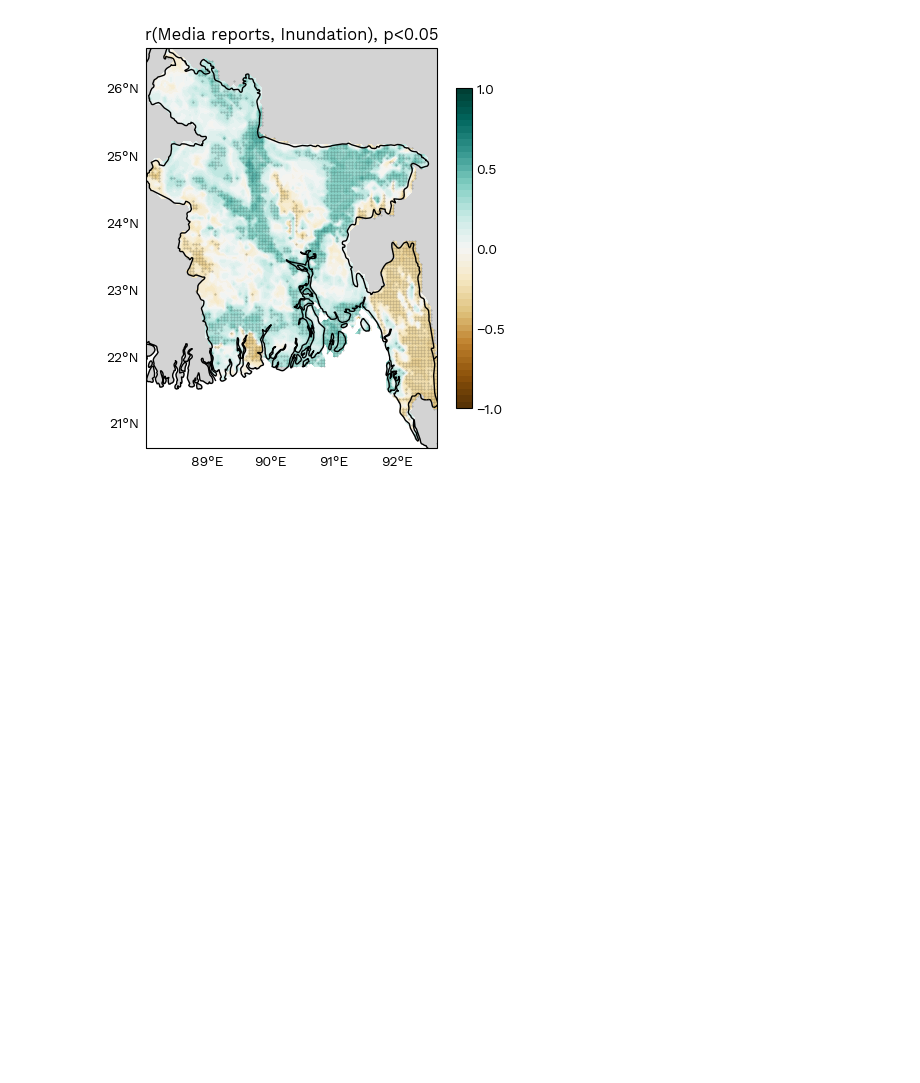
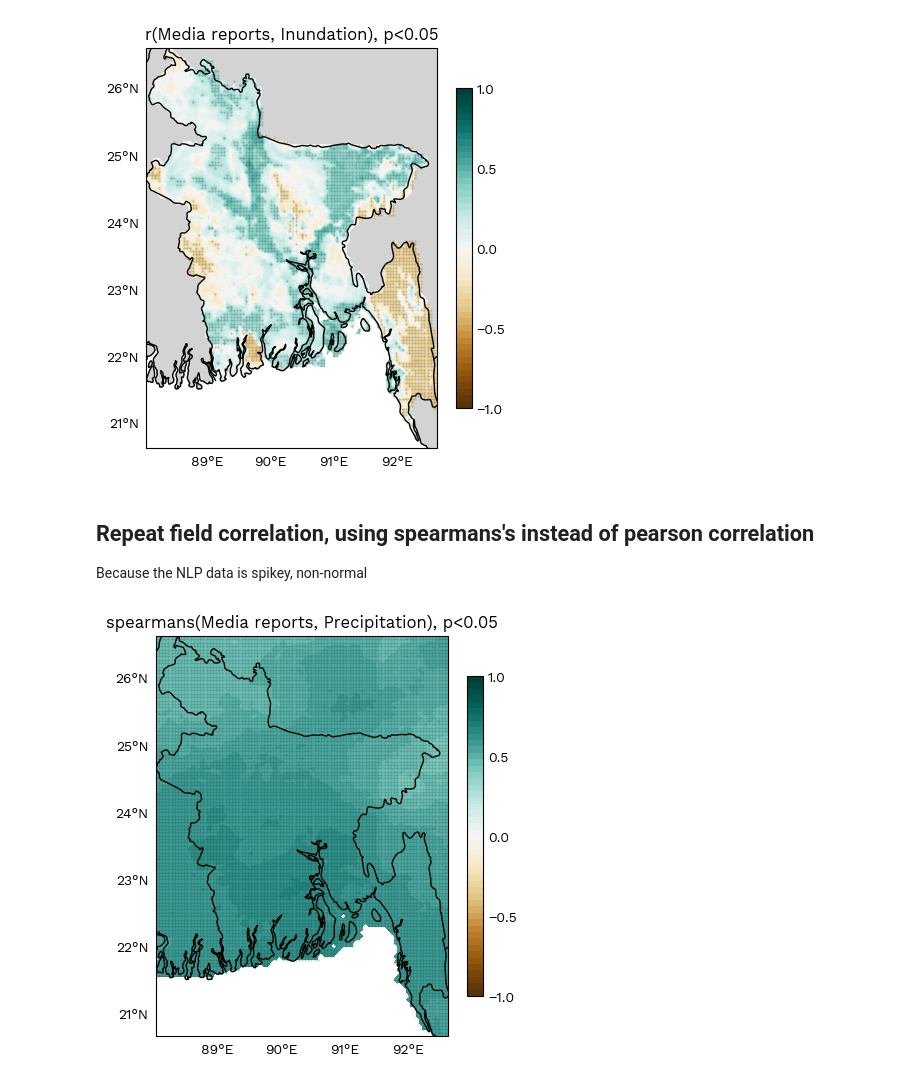
Before and after one commit to alex-saunders00/geog696CProject, a Jupyter notebook: scr/dataAnalysis/calcCorr_NLP.ipynb, the cells around one changed output. Saved outputs shown, nothing was run; the diff lists cells and outputs as text; code cells hidden in the pictures; blank space fills up the shorter version.

```diff
--- a/scr/dataAnalysis/calcCorr_NLP.ipynb
+++ b/scr/dataAnalysis/calcCorr_NLP.ipynb
@@ -562,3 +562,6 @@ ax.scatter(lons[sig_area1], lats[sig_area1], marker = '.', s = 0.5, c = 'k', alp
 plt.show()
 # %% [output]
 [figure]
+# %% [markdown]
+## Repeat field correlation, using spearmans's instead of pearson correlation
+Because the NLP data is spikey, non-normal
@@ -564,0 +570,57 @@ plt.show()
+# %%
+# fieldCorrelPrecipSum = xr.corr(nlpMonthly, precipMonthlySum, dim="time")
+# fieldCorrelPrecipMax = xr.corr(nlpMonthly, precipMonthlyMax, dim="time")
+fieldCorrelPrecipSumSp = xskillscore.spearman_r(nlpMonthly, precipMonthlySum, dim="time")
+# %%
+fieldCorrelation=fieldCorrelPrecipSumSp.sel(division='All').copy()
+
+# calculate the p-values directly using r values and the t-distribution
+t = -abs(fieldCorrelation.values)*np.sqrt((len(nlpMonthly.time)-2)/(1-np.square(fieldCorrelation.values)))
+pvalue = sp.stats.t.cdf(t, len(nlpMonthly.time) - 2) * 2 # multiply by 2 for two-sided test
+sig = xr.DataArray(data=pvalue,dims=["lat","lon"],coords=[fieldCorrelation.lat, fieldCorrelation.lon])
+
+# defines areas with sigificant coefficients
+sig_area1   = np.where(sig < 0.05) # this is a tuple!
+lons, lats = np.meshgrid(fieldCorrelation.lon,fieldCorrelation.lat)
+
+# Define data and arguments for plotting
+plotData=fieldCorrelPrecipSumSp.sel(division='All')#All
+# plotData=fieldCorrelPrecipSum
+coordsData=precipMonthlyMax
+titleName='spearmans(Media reports, Precipitation), p<0.05'
+vmin, vmax, nlevels, nlevelsCbar = -1, 1, 51, 5
+amin, amax = np.nanmin(plotData), np.nanmax(plotData)
+extend=getExtend(amin, amax, vmin, vmax)
+cmap='BrBG'#'PuOr_r'#'Spectral_r'
+levels = np.linspace(vmin, vmax, nlevels)
+EOFsToPlot=1
+ncolsToPlot=1
+nrowsToPlot=math.ceil(EOFsToPlot/ncolsToPlot)
+colSize=4.5
+extentBuffer=0
+plotExtent = [coordsData.lon.min().values - extentBuffer, coordsData.lon.max().values + extentBuffer, coordsData.lat.min().values - extentBuffer, coordsData.lat.max().values + extentBuffer]
+centerLon = 90
+
+# Plot
+fig, ax = plt.subplots(nrowsToPlot, ncolsToPlot, figsize=(colSize*ncolsToPlot, colSize*nrowsToPlot), constrained_layout=True, subplot_kw={'projection': ccrs.Miller(central_longitude=centerLon)})
+# fig.suptitle('EOFs in Annual Max Precipitation, from CHIRPS 2001-2022')
+
+# for i, ax in enumerate(axes.ravel()):
+ax.set_title('{0}'.format(titleName))#, fontsize=16)
+ax.coastlines(color='black')
+ax.add_feature(cfeature.LAND, color='lightgray')
+ax.add_feature(cfeature.BORDERS)
+ax.set_extent(plotExtent, crs=ccrs.PlateCarree())
+gl1 = ax.gridlines(color='k', linestyle='--', draw_labels=["left", "bottom"], x_inline=False,
+                  y_inline=False, ylocs=list(range(20, 28, 1)), xlocs=list(range(88, 94, 1)))
+gl1.xlines=False
+gl1.ylines=False
+eofPlot = ax.contourf(coordsData.lon, coordsData.lat, plotData, cmap=cmap, transform=ccrs.PlateCarree(), vmin=vmin, vmax=vmax, levels=levels, extend=extend)
+cb1 = plt.colorbar(eofPlot, orientation='vertical', ticks=np.linspace(vmin, vmax, nlevelsCbar), shrink=0.8)
+cb1.ax.tick_params(size=0)
+
+# Add the significant areas
+ax.scatter(lons[sig_area1], lats[sig_area1], marker = '.', s = 0.5, c = 'k', alpha = 0.3, transform = ccrs.PlateCarree())
+plt.show()
+# %% [output]
+[figure, added]
```
Also changed, not shown: parts of 9 cells of this notebook, 32 other files.
